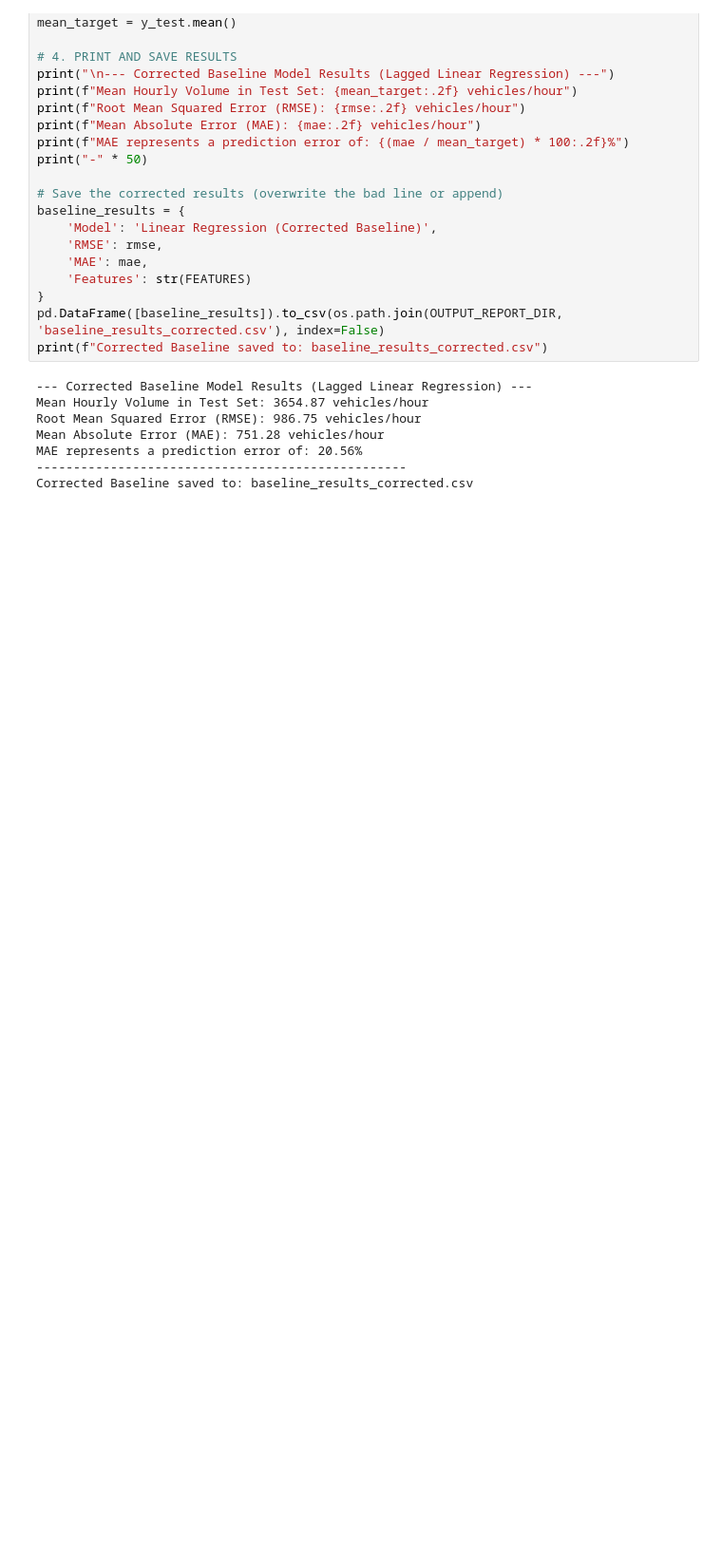
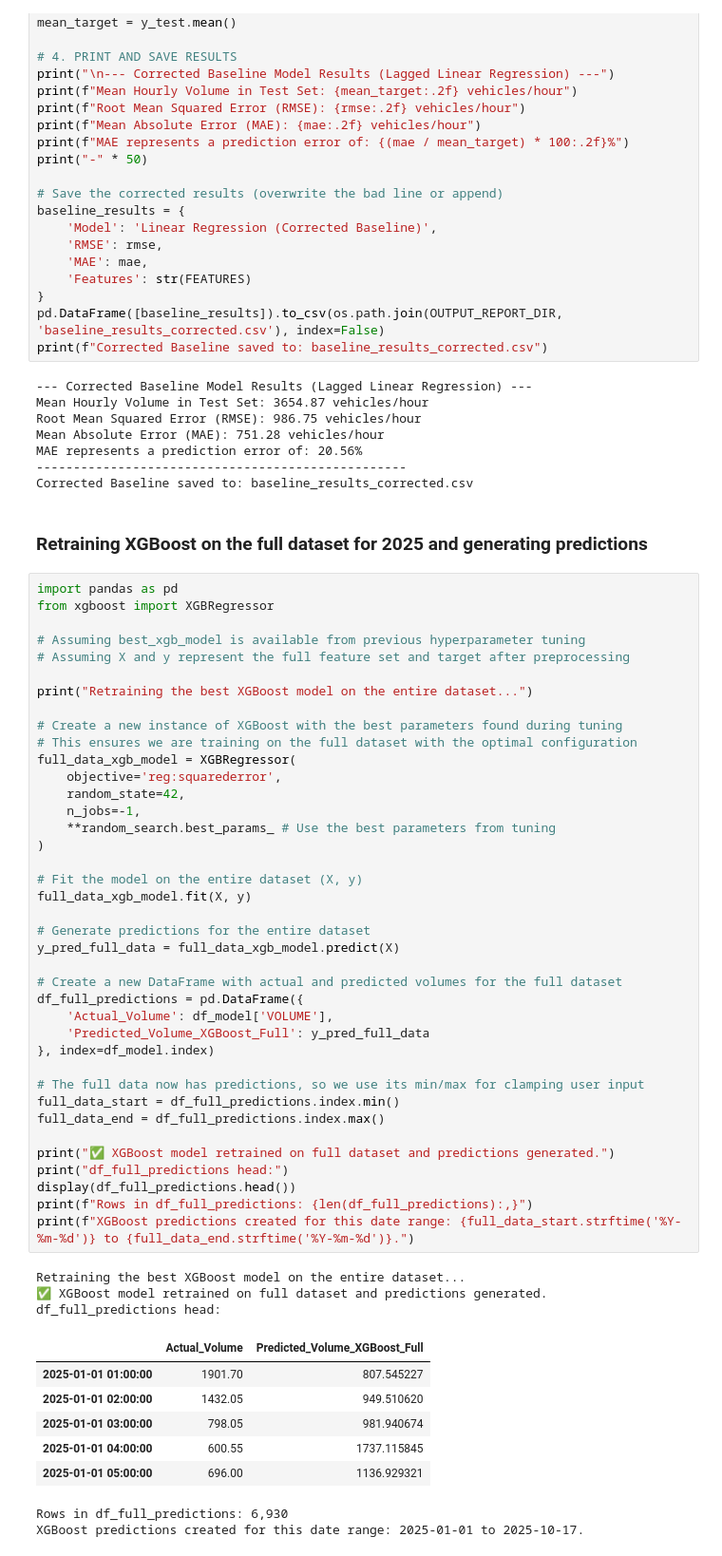
Before and after one commit to belvilleh/group_project, a Jupyter notebook: code/TrafficStudy.ipynb, the cells around one changed output. Shown at 95% size. Drawn from its saved outputs; the diff is of its cells as text; blank space fills up the shorter version.

```diff
--- a/code/TrafficStudy.ipynb
+++ b/code/TrafficStudy.ipynb
@@ -773,3 +773,56 @@ Mean Absolute Error (MAE): 751.28 vehicles/hour
 MAE represents a prediction error of: 20.56%
 --------------------------------------------------
 Corrected Baseline saved to: baseline_results_corrected.csv
+# %% [markdown]
+### Retraining XGBoost on the full dataset for 2025 and generating predictions
+# %%
+import pandas as pd
+from xgboost import XGBRegressor
+
+# Assuming best_xgb_model is available from previous hyperparameter tuning
+# Assuming X and y represent the full feature set and target after preprocessing
+
+print("Retraining the best XGBoost model on the entire dataset...")
+
+# Create a new instance of XGBoost with the best parameters found during tuning
+# This ensures we are training on the full dataset with the optimal configuration
+full_data_xgb_model = XGBRegressor(
+    objective='reg:squarederror',
+    random_state=42,
+    n_jobs=-1,
+    **random_search.best_params_ # Use the best parameters from tuning
+)
+
+# Fit the model on the entire dataset (X, y)
+full_data_xgb_model.fit(X, y)
+
+# Generate predictions for the entire dataset
+y_pred_full_data = full_data_xgb_model.predict(X)
+
+# Create a new DataFrame with actual and predicted volumes for the full dataset
+df_full_predictions = pd.DataFrame({
+    'Actual_Volume': df_model['VOLUME'],
+    'Predicted_Volume_XGBoost_Full': y_pred_full_data
+}, index=df_model.index)
+
+# The full data now has predictions, so we use its min/max for clamping user input
+full_data_start = df_full_predictions.index.min()
+full_data_end = df_full_predictions.index.max()
+
+print("✅ XGBoost model retrained on full dataset and predictions generated.")
+print("df_full_predictions head:")
+display(df_full_predictions.head())
+print(f"Rows in df_full_predictions: {len(df_full_predictions):,}")
+print(f"XGBoost predictions created for this date range: {full_data_start.strftime('%Y-%m-%d')} to {full_data_end.strftime('%Y-%m-%d')}.")
+# %% [output]
+Retraining the best XGBoost model on the entire dataset...
+✅ XGBoost model retrained on full dataset and predictions generated.
+df_full_predictions head:
+|  | Actual_Volume | Predicted_Volume_XGBoost_Full |
+| 2025-01-01 01:00:00 | 1901.70 | 807.545227 |
+| 2025-01-01 02:00:00 | 1432.05 | 949.510620 |
+| 2025-01-01 03:00:00 | 798.05 | 981.940674 |
+| 2025-01-01 04:00:00 | 600.55 | 1737.115845 |
+| 2025-01-01 05:00:00 | 696.00 | 1136.929321 |
+Rows in df_full_predictions: 6,930
+XGBoost predictions created for this date range: 2025-01-01 to 2025-10-17.
```
Also changed, not shown: parts of 9 cells of this notebook.
